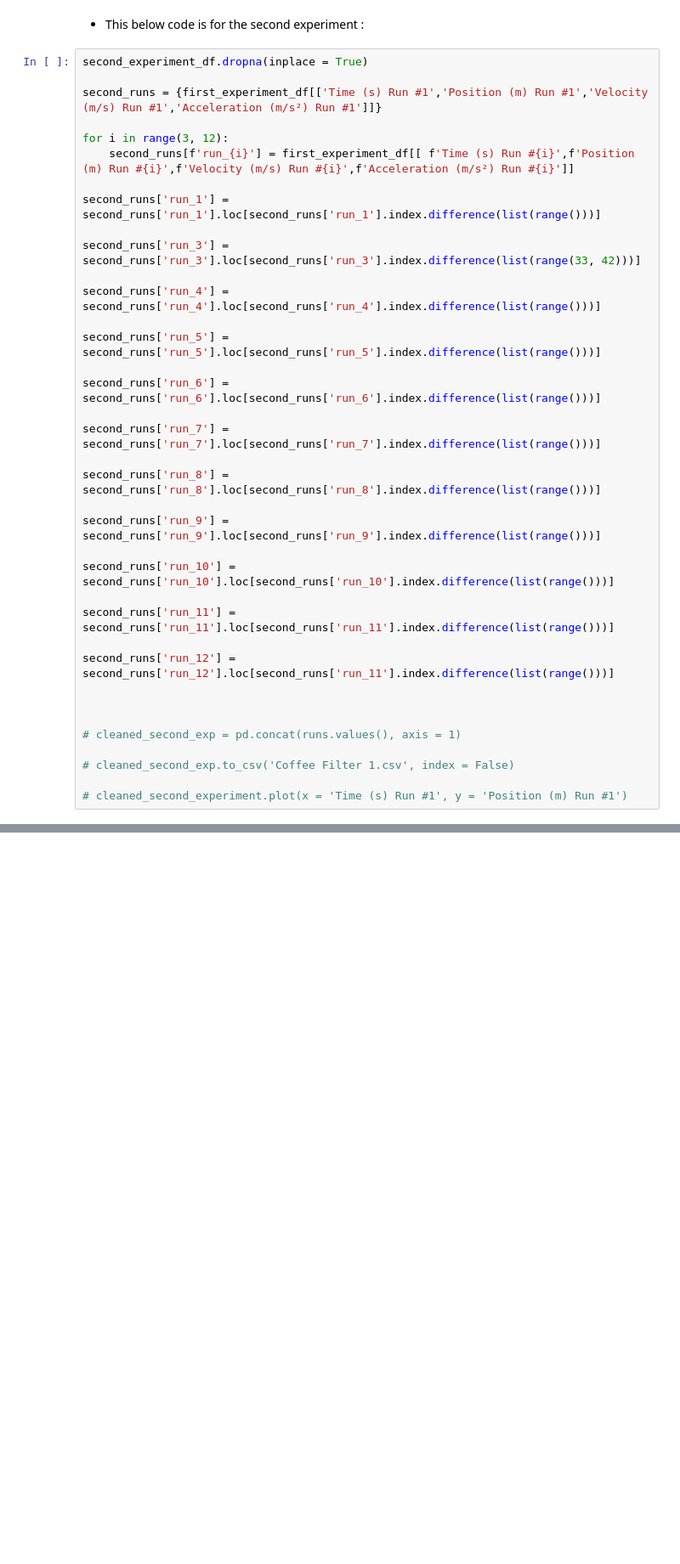
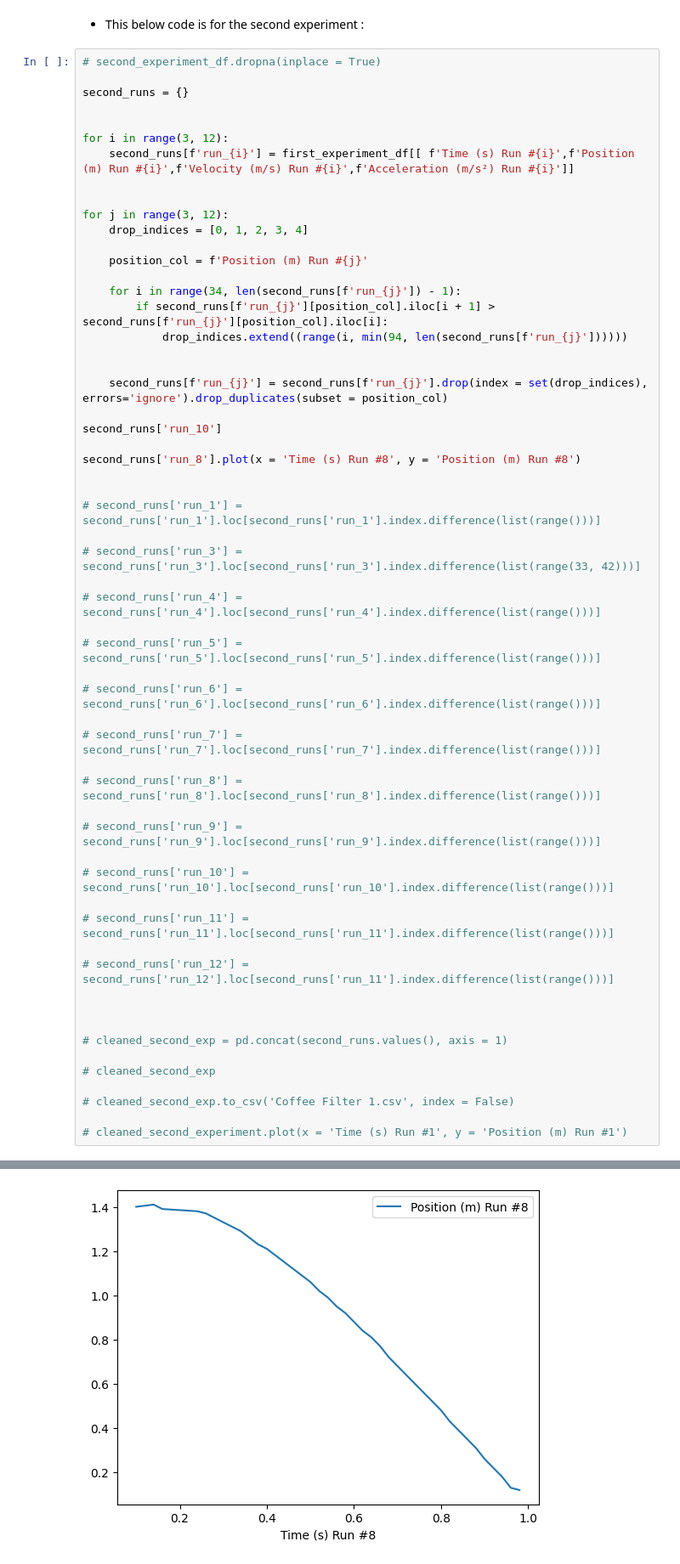
Before and after one commit to Sebastian42-5/python-2, a Jupyter notebook: assignment 1/Assignment1.ipynb, the cells around one changed output, grey strips where cells are left out. Shown at 85% size. Saved outputs shown, nothing was run; the diff lists cells and outputs as text; blank space fills up the shorter version.

```diff
--- a/assignment 1/Assignment1.ipynb
+++ b/assignment 1/Assignment1.ipynb
@@ -101,39 +100,61 @@ cleaned_first_exp
 # %% [markdown]
 - This below code is for the second experiment :
 # %%
-second_experiment_df.dropna(inplace = True)
+# second_experiment_df.dropna(inplace = True)
 
-second_runs = {first_experiment_df[['Time (s) Run #1','Position (m) Run #1','Velocity (m/s) Run #1','Acceleration (m/s²) Run #1']]}
+second_runs = {}
+
 
 for i in range(3, 12):
     second_runs[f'run_{i}'] = first_experiment_df[[ f'Time (s) Run #{i}',f'Position (m) Run #{i}',f'Velocity (m/s) Run #{i}',f'Acceleration (m/s²) Run #{i}']]
 
-second_runs['run_1'] = second_runs['run_1'].loc[second_runs['run_1'].index.difference(list(range()))]
 
-second_runs['run_3'] = second_runs['run_3'].loc[second_runs['run_3'].index.difference(list(range(33, 42)))]
+for j in range(3, 12):
+    drop_indices = [0, 1, 2, 3, 4]
 
-second_runs['run_4'] = second_runs['run_4'].loc[second_runs['run_4'].index.difference(list(range()))]
+    position_col = f'Position (m) Run #{j}'
 
-second_runs['run_5'] = second_runs['run_5'].loc[second_runs['run_5'].index.difference(list(range()))]
+    for i in range(34, len(second_runs[f'run_{j}']) - 1):
+        if second_runs[f'run_{j}'][position_col].iloc[i + 1] > second_runs[f'run_{j}'][position_col].iloc[i]:
+            drop_indices.extend((range(i, min(94, len(second_runs[f'run_{j}'])))))
 
-second_runs['run_6'] = second_runs['run_6'].loc[second_runs['run_6'].index.difference(list(range()))]
 
-second_runs['run_7'] = second_runs['run_7'].loc[second_runs['run_7'].index.difference(list(range()))]
+    second_runs[f'run_{j}'] = second_runs[f'run_{j}'].drop(index = set(drop_indices), errors='ignore').drop_duplicates(subset = position_col)
 
-second_runs['run_8'] = second_runs['run_8'].loc[second_runs['run_8'].index.difference(list(range()))]
+second_runs['run_10']
 
-second_runs['run_9'] = second_runs['run_9'].loc[second_runs['run_9'].index.difference(list(range()))]
+second_runs['run_8'].plot(x = 'Time (s) Run #8', y = 'Position (m) Run #8')
 
-second_runs['run_10'] = second_runs['run_10'].loc[second_runs['run_10'].index.difference(list(range()))]
 
-second_runs['run_11'] = second_runs['run_11'].loc[second_runs['run_11'].index.difference(list(range()))]
+# second_runs['run_1'] = second_runs['run_1'].loc[second_runs['run_1'].index.difference(list(range()))]
 
-second_runs['run_12'] = second_runs['run_12'].loc[second_runs['run_11'].index.difference(list(range()))]
+# second_runs['run_3'] = second_runs['run_3'].loc[second_runs['run_3'].index.difference(list(range(33, 42)))]
+
+# second_runs['run_4'] = second_runs['run_4'].loc[second_runs['run_4'].index.difference(list(range()))]
+
+# second_runs['run_5'] = second_runs['run_5'].loc[second_runs['run_5'].index.difference(list(range()))]
+
+# second_runs['run_6'] = second_runs['run_6'].loc[second_runs['run_6'].index.difference(list(range()))]
+
+# second_runs['run_7'] = second_runs['run_7'].loc[second_runs['run_7'].index.difference(list(range()))]
+
+# second_runs['run_8'] = second_runs['run_8'].loc[second_runs['run_8'].index.difference(list(range()))]
+
+# second_runs['run_9'] = second_runs['run_9'].loc[second_runs['run_9'].index.difference(list(range()))]
+
+# second_runs['run_10'] = second_runs['run_10'].loc[second_runs['run_10'].index.difference(list(range()))]
+
+# second_runs['run_11'] = second_runs['run_11'].loc[second_runs['run_11'].index.difference(list(range()))]
+
+# second_runs['run_12'] = second_runs['run_12'].loc[second_runs['run_11'].index.difference(list(range()))]
 
 
 
-# cleaned_second_exp = pd.concat(runs.values(), axis = 1)
+# cleaned_second_exp = pd.concat(second_runs.values(), axis = 1)
+
+# cleaned_second_exp
 
 # cleaned_second_exp.to_csv('Coffee Filter 1.csv', index = False)
 
 # cleaned_second_experiment.plot(x = 'Time (s) Run #1', y = 'Position (m) Run #1')
+# %% [output]
@@ -139,0 +162 @@ second_runs['run_12'] = second_runs['run_12'].loc[second_runs['run_11'].index.di
+[figure, added]
```
Also changed, not shown: parts of 2 cells of this notebook.
